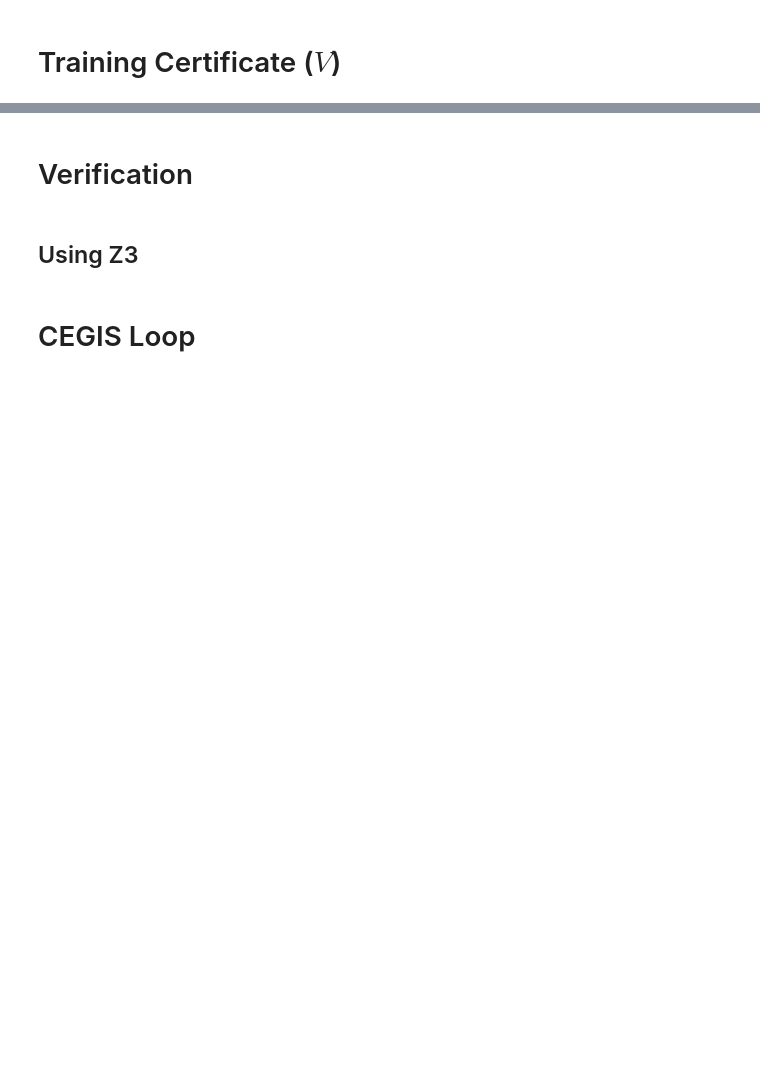
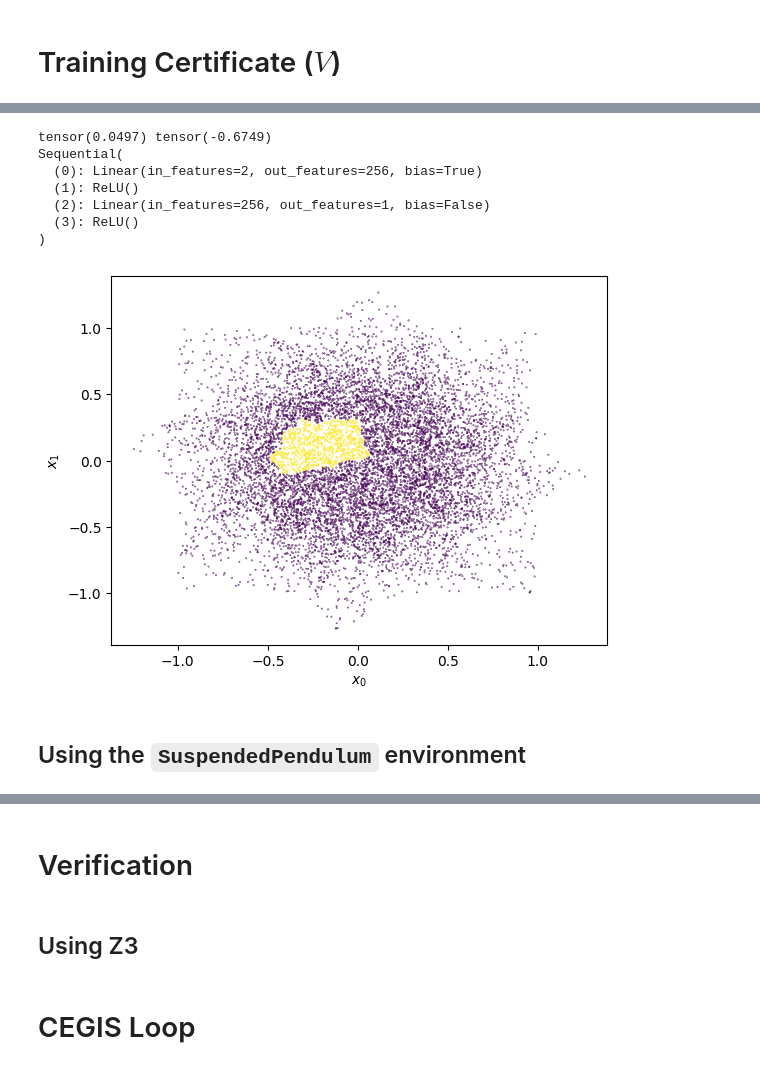
Before and after one commit to mahykari/neural-certificates, a Jupyter notebook: playground.ipynb, the cells around one changed output, grey strips where cells are left out. Drawn from its saved outputs; the diff is of its cells as text; code cells hidden in the pictures; blank space fills up the shorter version.

```diff
--- a/playground.ipynb
+++ b/playground.ipynb
@@ -33,2 +21,13 @@ from verifier import X, BoundIn
+# %%
+root_logger = logging.getLogger('')
+handler = logging.StreamHandler()
+formatter = logging.Formatter(
+  '%(asctime)s - %(module)-8s - %(levelname)-6s - %(message)s',
+  datefmt='%Y-%m-%d %H:%M:%S' )
+handler.setFormatter(formatter)
+root_logger.addHandler(handler)
+
+logger = logging.getLogger('logger')
+logger.setLevel(logging.DEBUG)
 # %% [markdown]
 # Training Certificate ($V$)
@@ -104,0 +328,5 @@ def fit_cert(cert, x_tgt, x_dec):
+# %%
+env = Spiral(0.6, 0.7)
+S = env.sample()
+learner = Learner_Reach_V(env, [nn_V_2d()])
+S = learner.fit(S)
@@ -104,0 +343,23 @@ def fit_cert(cert, x_tgt, x_dec):
+# %%
+x = S
+x_nxt = env.f(x)
+diff = learner.V(x_nxt) - learner.V(x)
+diff = diff.detach()
+print(torch.max(diff), torch.min(diff))
+print(learner.V)
+
+plt.scatter(S[:,0], S[:,1], s=0.1, c=torch.sign(diff))
+plt.xlabel(r'$x_0$')
+plt.ylabel(r'$x_1$')
+plt.show()
+# %% [output]
+tensor(0.0497) tensor(-0.6749)
+Sequential(
+  (0): Linear(in_features=2, out_features=256, bias=True)
+  (1): ReLU()
+  (2): Linear(in_features=256, out_features=1, bias=False)
+  (3): ReLU()
+)
+[figure, added]
+# %% [markdown]
+## Using the `SuspendedPendulum` environment
```
Also changed, not shown: parts of 11 cells of this notebook, 4 other files.
